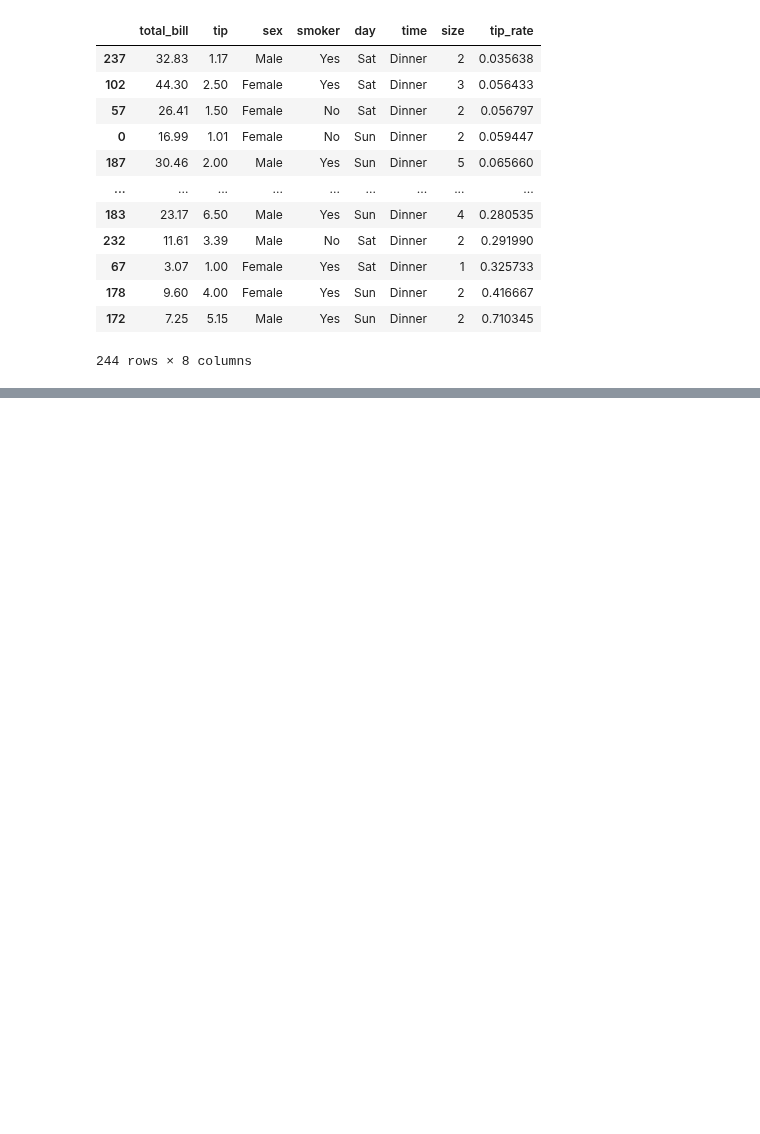
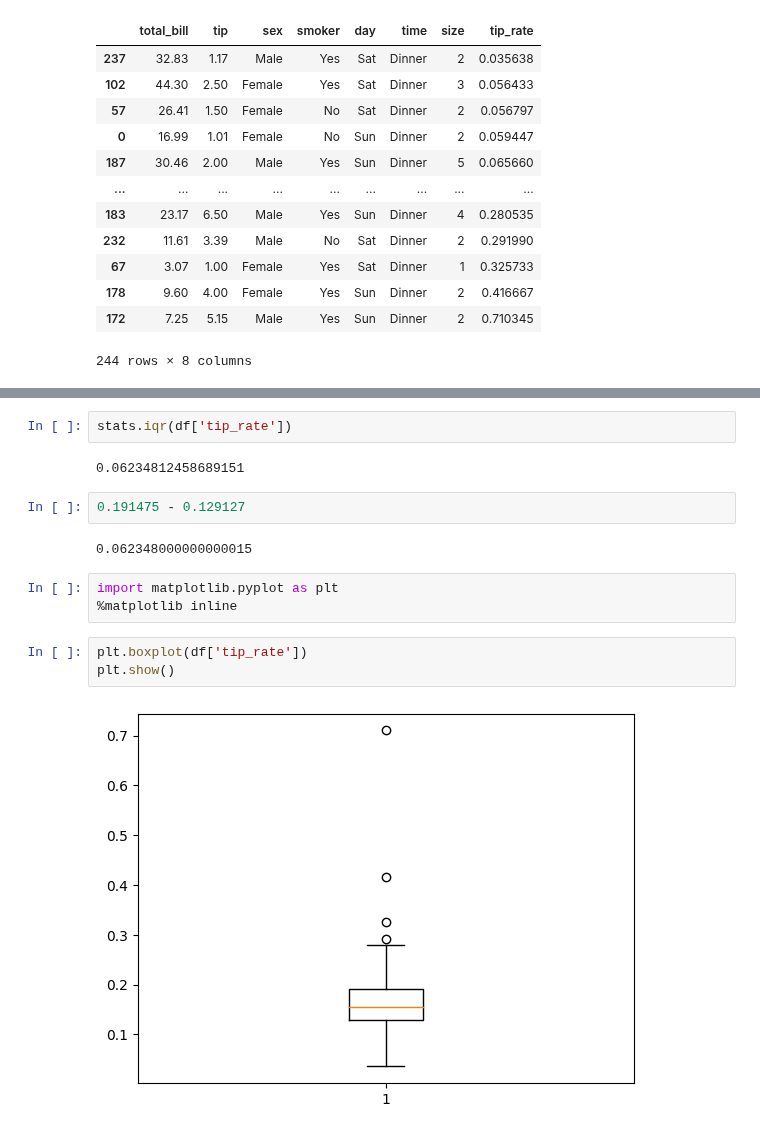
Before and after one commit to rrr0220/Python-Statistics, a Jupyter notebook: 221127_記述統計.ipynb, the cells around one changed output, grey strips where cells are left out. Drawn from its saved outputs; the diff is of its cells as text; blank space fills up the shorter version.

```diff
--- a/221127_記述統計.ipynb
+++ b/221127_記述統計.ipynb
@@ -117,0 +188,16 @@ df.sort_values('tip_rate', ascending=True)
+# %%
+stats.iqr(df['tip_rate'])
+# %% [output]
+0.06234812458689151
+# %%
+0.191475 - 0.129127
+# %% [output]
+0.062348000000000015
+# %%
+import matplotlib.pyplot as plt
+%matplotlib inline
+# %%
+plt.boxplot(df['tip_rate'])
+plt.show()
+# %% [output]
+[figure, added]
```
Also changed, not shown: parts of 23 cells of this notebook.
